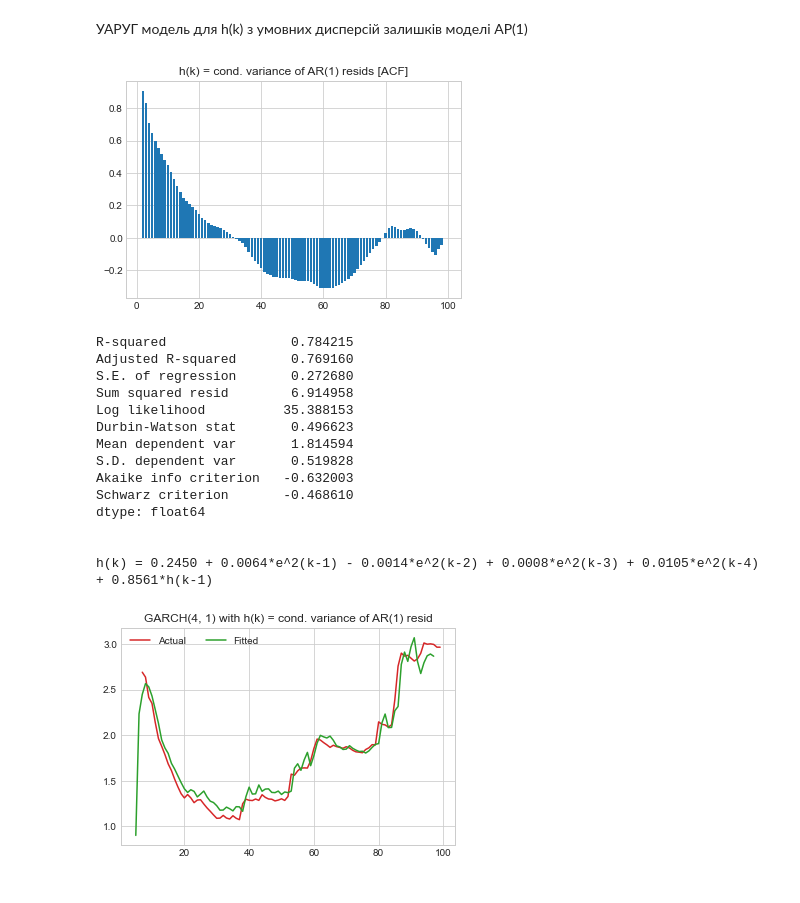
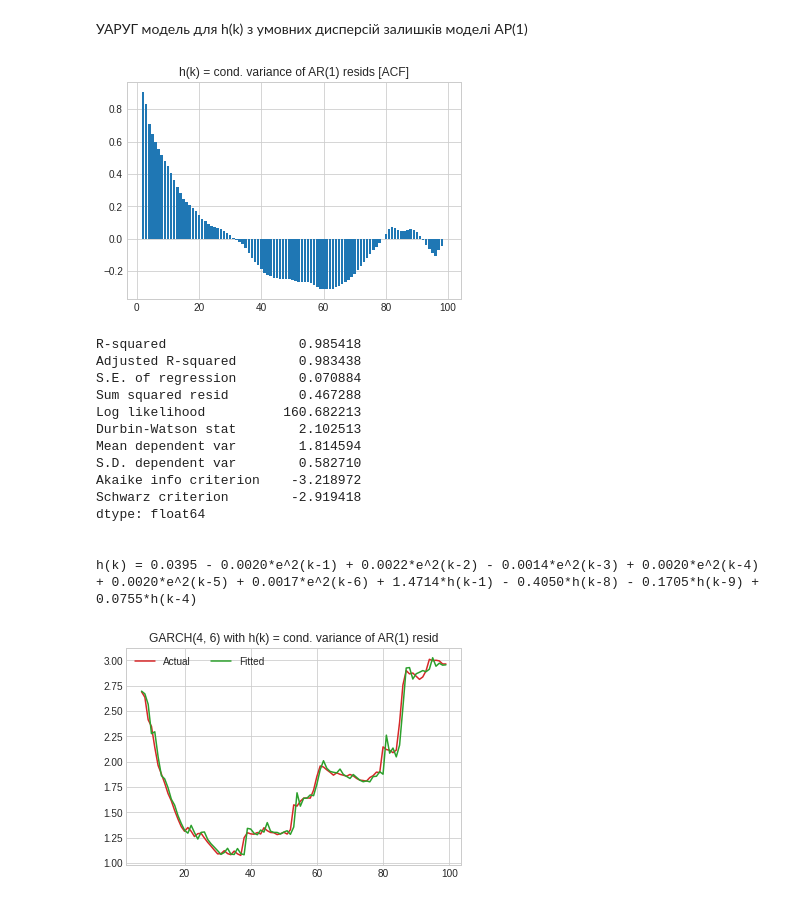
Before and after one commit to andrii0yerko/timeseries_iasa, a Jupyter notebook: lab5.ipynb, the cells around one changed output. Saved outputs shown, nothing was run; the diff lists cells and outputs as text; code cells hidden in the pictures.

```diff
--- a/lab5.ipynb
+++ b/lab5.ipynb
@@ -12,6 +12,6 @@ pd.options.display.float_format = '{:.6f}'.format
 # %% [markdown]
 ### Завантаження даних
 # %%
-data = pd.read_csv('./lab5_data/ARCH_01.DAT', squeeze=True, header=None, names=['ARCH'])
+data = pd.read_csv('./lab5_data/ARCH_01.dat', squeeze=True, header=None, names=['ARCH'])
 # %%
 print(f'Mean: {data.mean():.6f}\nStd: {data.std():.6f}')
@@ -155,23 +154,24 @@ def GARCH(eps2, h, pacf_tolerance=None):
     except ValueError:
         p = 0
     n = len(h)
-    X = np.ones((n, p+q+1))
     column_names = ['const']
+    for k in range(1, q+1):
+        column_names.append(f'e^2(k-{k})')
     for k in range(1, p+1):
-        column_names.append(f'e^2(k-{k})')
+        column_names.append(f'h(k-{k})')
+    Y = pd.DataFrame(columns=column_names)
     for k in range(1, q+1):
-        column_names.append(f'h(k-{k})')
-    Y = pd.DataFrame(X, columns=column_names)
+        Y.loc[:, f'e^2(k-{k})'] = eps2.shift(k)
     for k in range(1, p+1):
-        Y.loc[:, f'e^2(k-{k})'] = eps2.shift(k)
-    for k in range(1, q+1):
         Y.loc[:, f'h(k-{k})'] = h.shift(k)
+    Y['const'] = 1
     Y_np = Y.dropna().to_numpy()
-    actual = h[Y.dropna().index[0]:]
+    actual = h.iloc[-len(Y_np):]
     coefs = (np.linalg.pinv(Y_np.T @ Y_np) @ Y_np.T) @ actual
     fitted = Y.dropna() @ coefs
     return {'actual': actual,
             'fitted': fitted,
+            'Y': Y,
             'coefficients': coefs,
             'residuals': actual - fitted,
             'model_order': (p, q),
@@ -188,5 +188,5 @@ plt.show()
 # %%
-garch_data = GARCH(resid2, CondVar(data))
+garch_data = GARCH(resid2, CondVar(data), pacf_tolerance=None)
 
 plt.plot(garch_data['actual'], label='Actual', color='tab:red')
 plt.plot(garch_data['fitted'], label='Fitted', color='tab:green')
@@ -199,9 +199,9 @@ print('\n')
 p, q = garch_data['model_order']
 coef = garch_data['coefficients']
 eq = f'h(k) = {coef[0]:.4f} '
+for k in range(1, q+1):
+    eq += f'+ {coef[k]:.4f}*e^2(k-{k}) ' if coef[k]>=0 else f'- {-coef[k]:.4f}*e^2(k-{k}) '
 for k in range(1, p+1):
-    eq += f'+ {coef[k]:.4f}*e^2(k-{k}) ' if coef[k]>=0 else f'- {-coef[k]:.4f}*e^2(k-{k}) '
-for k in range(1, q+1):
-    eq += f'+ {coef[p+k]:.4f}*h(k-{k}) ' if coef[p+k]>=0 else f'- {-coef[p+k]:.4f}*h(k-{p+k}) '
+    eq += f'+ {coef[p+k]:.4f}*h(k-{k}) ' if coef[q+k]>=0 else f'- {-coef[q+k]:.4f}*h(k-{q+k}) '
 print(eq)
 # %% [output]
@@ -228,39 +228,39 @@ plt.bar(np.arange(h.index.start, h.index.stop), ACF(h))
 plt.title('h(k) = cond. variance of AR(1) resids [ACF]')
 plt.show()
 # %% [output]
-[figure, old version]
+[figure, new version]
 # %%
-garch_resid = GARCH(resid2, CondVar(resid))
+garch_resid = GARCH(resid2, CondVar(resid), pacf_tolerance=0.15)
 
 plt.plot(garch_resid['actual'], label='Actual', color='tab:red')
 plt.plot(garch_resid['fitted'], label='Fitted', color='tab:green')
 plt.legend(loc='upper left', ncol=2)
 plt.title(f'GARCH{garch_resid["model_order"]} with h(k) = cond. variance of AR(1) resid')
 
 print(ARMAEstimation(garch_resid['actual'].values, garch_resid['fitted'].values, garch_resid['model_order']))
 print('\n')
 
 p, q = garch_resid['model_order']
 coef = garch_resid['coefficients']
 eq = f'h(k) = {coef[0]:.4f} '
+for k in range(1, q+1):
+    eq += f'+ {coef[k]:.4f}*e^2(k-{k}) ' if coef[k]>=0 else f'- {-coef[k]:.4f}*e^2(k-{k}) '
 for k in range(1, p+1):
-    eq += f'+ {coef[k]:.4f}*e^2(k-{k}) ' if coef[k]>=0 else f'- {-coef[k]:.4f}*e^2(k-{k}) '
-for k in range(1, q+1):
-    eq += f'+ {coef[p+k]:.4f}*h(k-{k}) ' if coef[p+k]>=0 else f'- {-coef[p+k]:.4f}*h(k-{p+k}) '
+    eq += f'+ {coef[q+k]:.4f}*h(k-{k}) ' if coef[q+k]>=0 else f'- {-coef[q+k]:.4f}*h(k-{q+k}) '
 print(eq)
 # %% [output]
-R-squared                0.784215
-Adjusted R-squared       0.769160
-S.E. of regression       0.272680
-Sum squared resid        6.914958
-Log likelihood          35.388153
-Durbin-Watson stat       0.496623
-Mean dependent var       1.814594
-S.D. dependent var       0.519828
-Akaike info criterion   -0.632003
-Schwarz criterion       -0.468610
+R-squared                 0.985418
+Adjusted R-squared        0.983438
+S.E. of regression        0.070884
+Sum squared resid         0.467288
+Log likelihood          160.682213
+Durbin-Watson stat        2.102513
+Mean dependent var        1.814594
+S.D. dependent var        0.582710
+Akaike info criterion    -3.218972
+Schwarz criterion        -2.919418
 dtype: float64
 
 
-h(k) = 0.2450 + 0.0064*e^2(k-1) - 0.0014*e^2(k-2) + 0.0008*e^2(k-3) + 0.0105*e^2(k-4) + 0.8561*h(k-1)
+h(k) = 0.0395 - 0.0020*e^2(k-1) + 0.0022*e^2(k-2) - 0.0014*e^2(k-3) + 0.0020*e^2(k-4) + 0.0020*e^2(k-5) + 0.0017*e^2(k-6) + 1.4714*h(k-1) - 0.4050*h(k-8) - 0.1705*h(k-9) + 0.0755*h(k-4)
-[figure, old version]
+[figure, new version]
```
Also changed, not shown: parts of 5 cells of this notebook.
